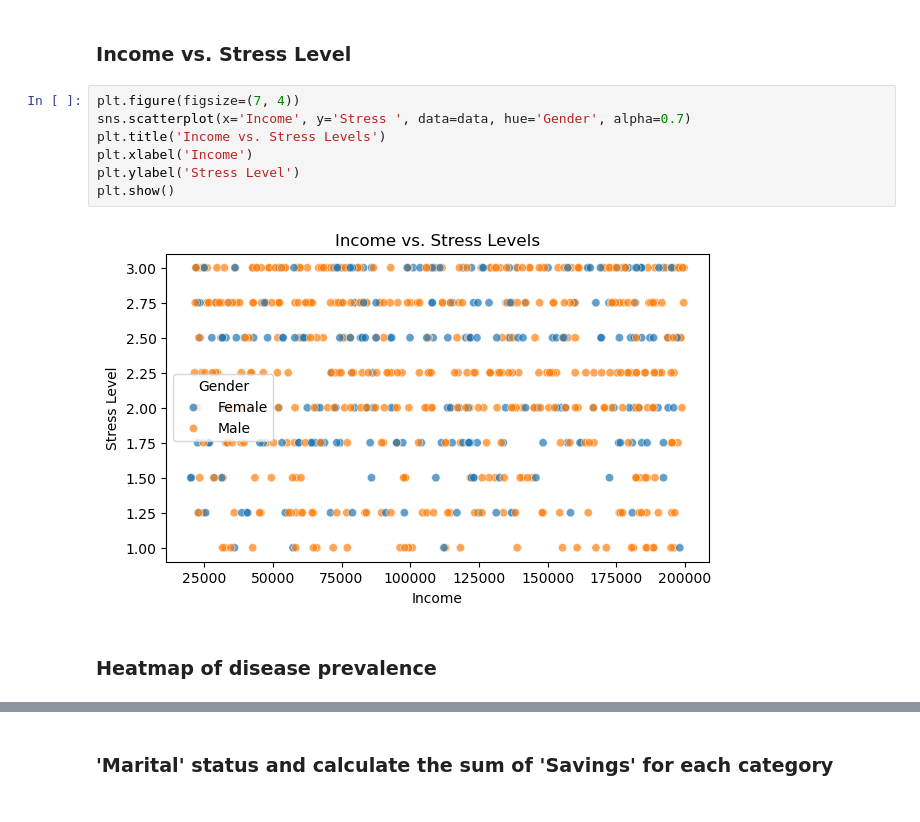
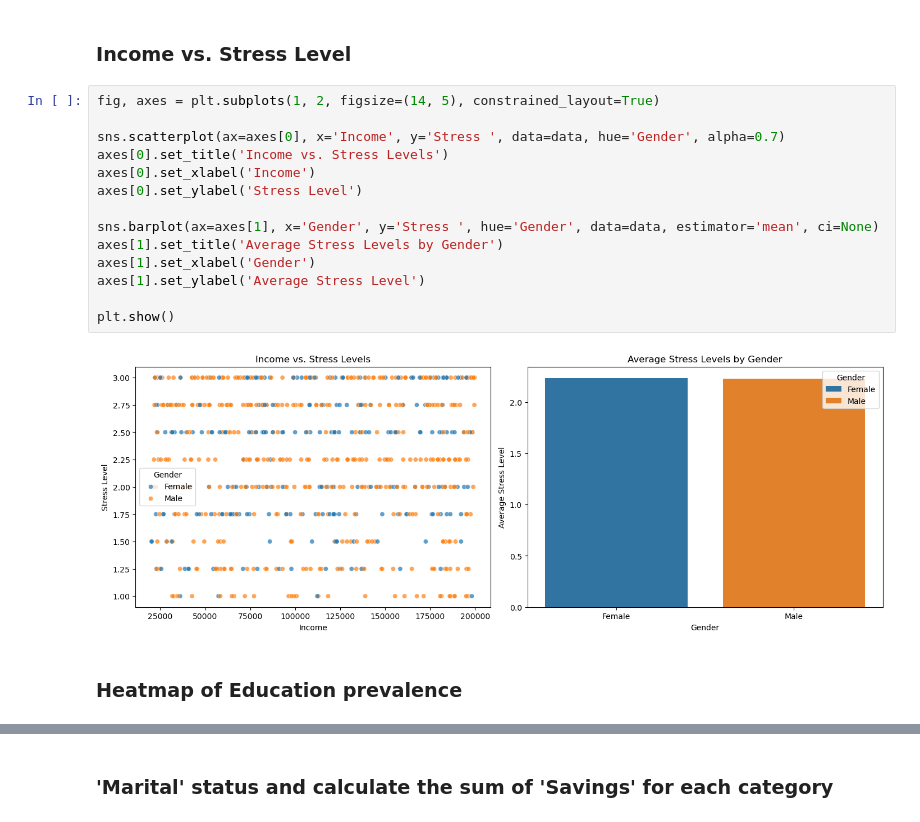
Before and after one commit to Rafi076/EntryRecord, a Jupyter notebook: analysis.ipynb, the cells around one changed output, grey strips where cells are left out. Cells and saved outputs as stored; diff of their text form.

```diff
--- a/analysis.ipynb
+++ b/analysis.ipynb
@@ -42,13 +42,20 @@ plt.show()
 # %% [markdown]
 ### Income vs. Stress Level
-# %%
-plt.figure(figsize=(7, 4))
-sns.scatterplot(x='Income', y='Stress ', data=data, hue='Gender', alpha=0.7)
-plt.title('Income vs. Stress Levels')
-plt.xlabel('Income')
-plt.ylabel('Stress Level')
-plt.show()
-# %% [output]
-[figure, removed]
+# %%
+fig, axes = plt.subplots(1, 2, figsize=(14, 5), constrained_layout=True)
+
+sns.scatterplot(ax=axes[0], x='Income', y='Stress ', data=data, hue='Gender', alpha=0.7)
+axes[0].set_title('Income vs. Stress Levels')
+axes[0].set_xlabel('Income')
+axes[0].set_ylabel('Stress Level')
+
+sns.barplot(ax=axes[1], x='Gender', y='Stress ', hue='Gender', data=data, estimator='mean', ci=None)
+axes[1].set_title('Average Stress Levels by Gender')
+axes[1].set_xlabel('Gender')
+axes[1].set_ylabel('Average Stress Level')
+
+plt.show()
+# %% [output]
+[figure, added]
 # %% [markdown]
-### Heatmap of disease prevalence
+### Heatmap of Education prevalence
```
Also changed, not shown: parts of 9 cells of this notebook, 1 other file.
